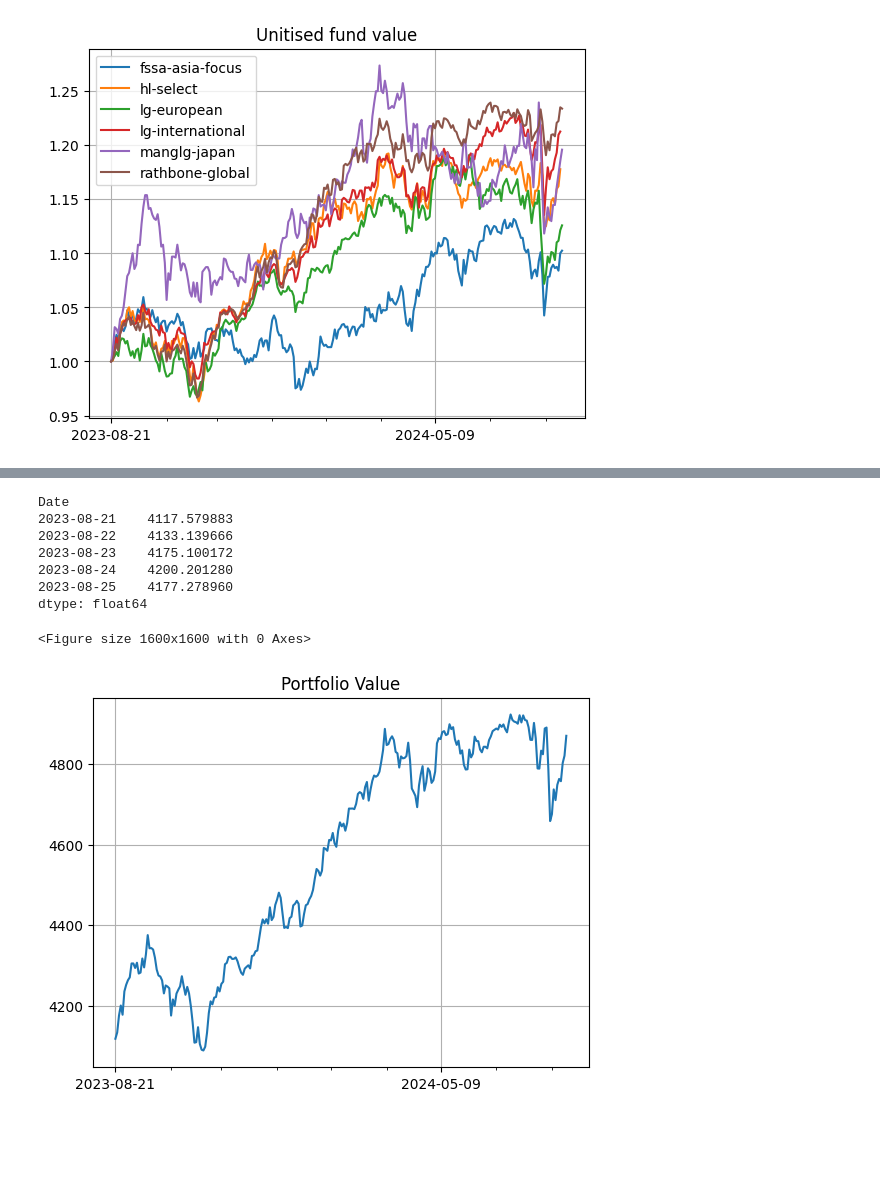
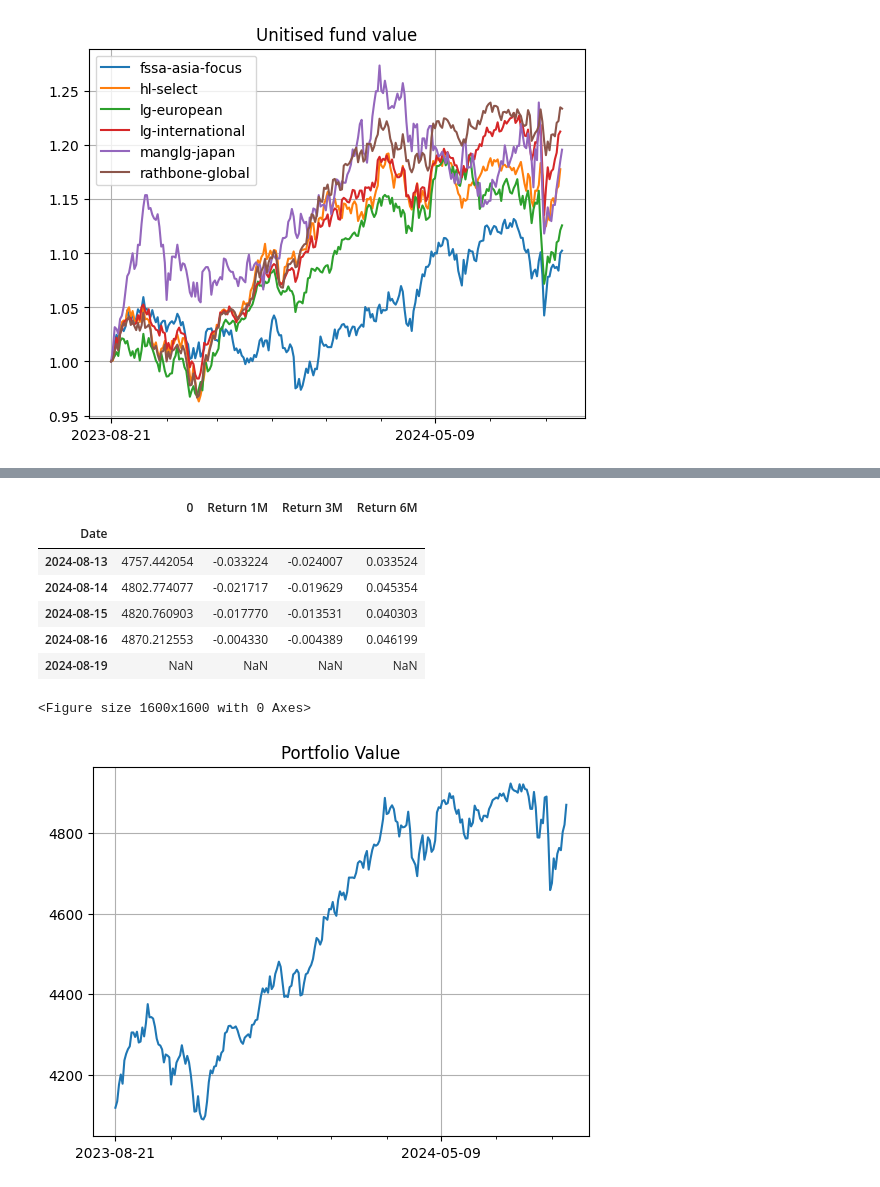
Before and after one commit to Stacky32/python-portfolio-analysis, a Jupyter notebook: PortfolioAnalysis.ipynb, the cells around one changed output, grey strips where cells are left out. Saved outputs shown, nothing was run; the diff lists cells and outputs as text; code cells hidden in the pictures; blank space fills up the shorter version.

```diff
--- a/PortfolioAnalysis.ipynb
+++ b/PortfolioAnalysis.ipynb
@@ -91,34 +87,37 @@ plt.show()
 # %%
 p = Portfolio()
 p.update('fssa-asia-focus', 333.208)
 p.update('lg-european', 138.476)
 p.update('lg-international', 307.269)
 p.update('manglg-japan', 293.275)
 p.update('hl-select', 296.755)
 p.update('rathbone-global', 389.39)
 
 
 # Display overall portfolio value
-units = [p.units(x) for x in pivoted.columns]
-pf = pivoted @ np.array(units) / 100
-display(pf.head())
+pf_values = np.array([p.units(x) for x in pivoted.columns])
+units = pd.DataFrame(data=pf_values, index=pivoted.columns)
+pf = pivoted @ units / 100
+pf['Return 1M'] = pf[0].pct_change(fill_method=None, periods=21)
+pf['Return 3M'] = pf[0].pct_change(fill_method=None, periods=63)
+pf['Return 6M'] = pf[0].pct_change(fill_method=None, periods=126)
+display(pf.tail())
 
 plt.figure(figsize=(16, 16))
 fig, ax = plt.subplots()
 ax.set_title('Portfolio Value')
 ax.xaxis.set_major_locator(dates.MonthLocator(bymonth=(1, 7)))
 ax.xaxis.set_minor_locator(dates.MonthLocator())
 ax.grid(True)
-ax.plot(pf.index, pf, label='Portfolio Value')
-
+ax.plot(pf.index, pf[0], label='Portfolio Value')
 plt.show()
 # %% [output]
+|  | 0 | Return 1M | Return 3M | Return 6M |
+| Date |  |  |  |  |
+| 2024-08-13 | 4757.442054 | -0.033224 | -0.024007 | 0.033524 |
+| 2024-08-14 | 4802.774077 | -0.021717 | -0.019629 | 0.045354 |
+| 2024-08-15 | 4820.760903 | -0.017770 | -0.013531 | 0.040303 |
+| 2024-08-16 | 4870.212553 | -0.004330 | -0.004389 | 0.046199 |
+| 2024-08-19 | NaN | NaN | NaN | NaN |
-Date
-2023-08-21    4117.579883
-2023-08-22    4133.139666
-2023-08-23    4175.100172
-2023-08-24    4200.201280
-2023-08-25    4177.278960
-dtype: float64
+<Figure size 1600x1600 with 0 Axes>
-<Figure size 1600x1600 with 0 Axes>
 [figure]
```
Also changed, not shown: parts of 4 cells of this notebook.
